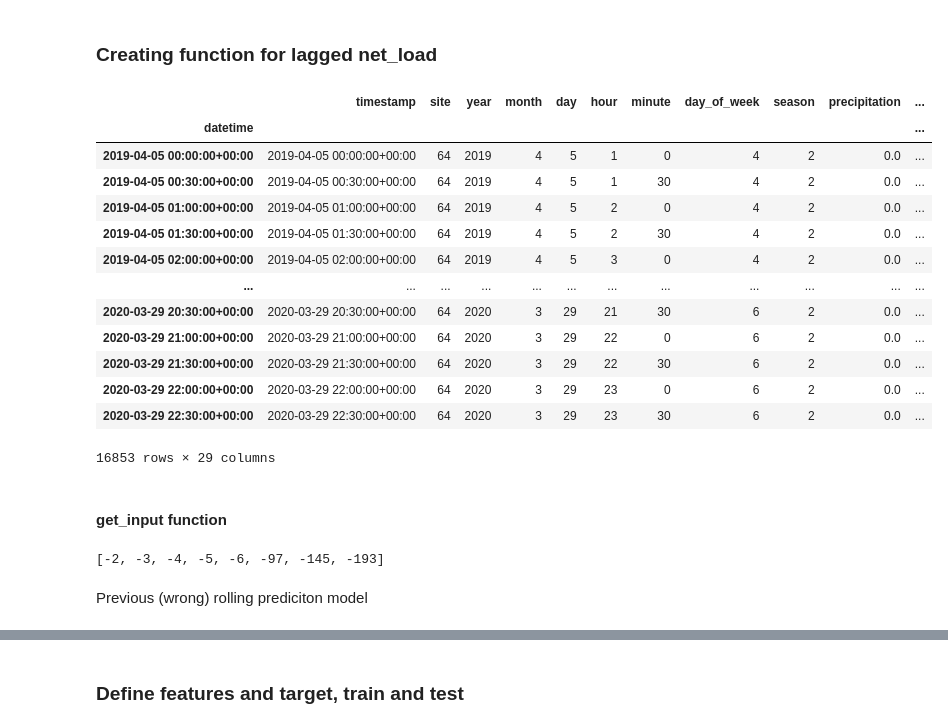
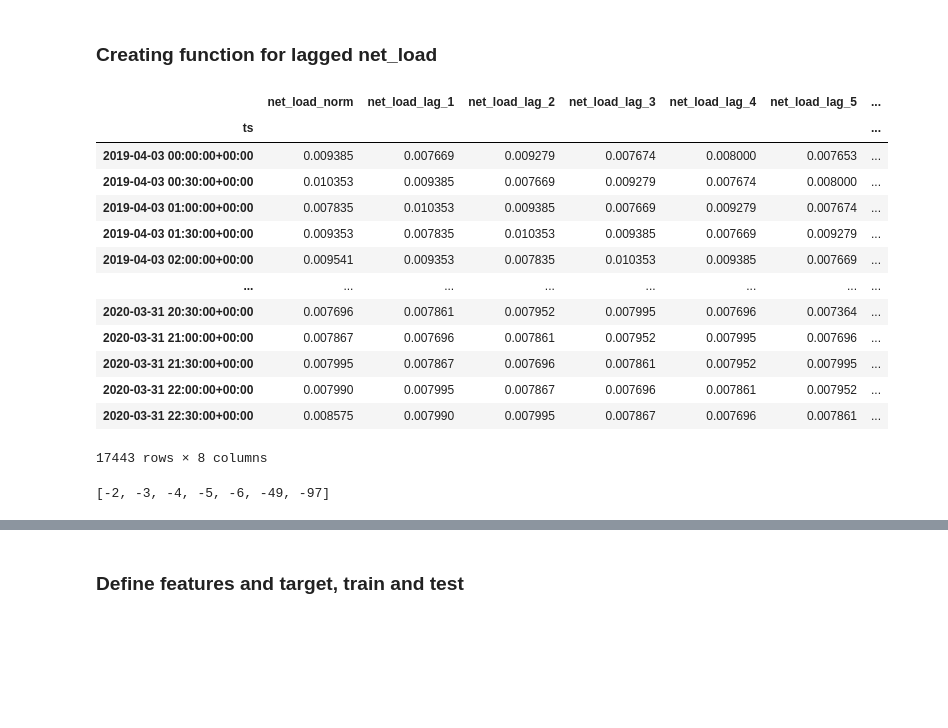
Before and after one commit to dguiraldes/aml_project, a Jupyter notebook: Zora RF_6_tidy_30m.ipynb, the cells around one changed output, grey strips where cells are left out. Saved outputs shown, nothing was run; the diff lists cells and outputs as text; code cells hidden in the pictures; blank space fills up the shorter version.

```diff
--- a/Zora RF_6_tidy_30m.ipynb
+++ b/Zora RF_6_tidy_30m.ipynb
@@ -99 +99,4 @@ df_main
 17539 rows × 21 columns
+# %%
+df_main = df_main[['timestamp','net_load']]
+df_main
@@ -99,0 +121,9 @@ df_main
+# %%
+df_main.rename(columns={'timestamp':'ts'},inplace=True)
+df_main['ts'] = pd.to_datetime(df_main['ts'])
+df_main.set_index('ts', inplace=True)
+df_main.sort_index(inplace=True)
+df_main.head()
+
+#df_main['datetime'] = pd.to_datetime(df_main['timestamp'])
+#df_main.set_index('datetime', inplace=True)
@@ -122,3 +178,0 @@ memory usage: 2.8 MB
-# %%
-df_main['datetime'] = pd.to_datetime(df_main['timestamp'])
-df_main.set_index('datetime', inplace=True)
@@ -142,4 +178,0 @@ df_main
-# %%
-df_main = df_main.sort_values("datetime")
-plt.plot(df_main.index, df_main.net_load)
-plt.show()
@@ -162,35 +181,34 @@ df_main.head()
 # %%
 #Creating function for lagged net_load
 
 def create_lagged_features(df, lags):
     df_lagged = df.copy()
     for lag in lags:
         df_lagged[f'net_load_lag_{lag}'] = df_lagged['net_load_norm'].shift(lag)
     # Remove rows with NaN values due to shifting
     df_lagged = df_lagged.dropna()
     return df_lagged
 
 # Define your lags
-lags = [1,2,3,4,5,96,144,192]
+lags = [1,2,3,4,5,48,96]
+
 
 # Prepare your dataset with lagged features
 df_lagged = create_lagged_features(df_main, lags)
 
 df_lagged
 # %% [output]
-|  | timestamp | site | year | month | day | hour | minute | day_of_week | season | precipitation | ... |
-| datetime |  |  |  |  |  |  |  |  |  |  | ... |
-| 2019-04-05 00:00:00+00:00 | 2019-04-05 00:00:00+00:00 | 64 | 2019 | 4 | 5 | 1 | 0 | 4 | 2 | 0.0 | ... |
-| 2019-04-05 00:30:00+00:00 | 2019-04-05 00:30:00+00:00 | 64 | 2019 | 4 | 5 | 1 | 30 | 4 | 2 | 0.0 | ... |
-| 2019-04-05 01:00:00+00:00 | 2019-04-05 01:00:00+00:00 | 64 | 2019 | 4 | 5 | 2 | 0 | 4 | 2 | 0.0 | ... |
-| 2019-04-05 01:30:00+00:00 | 2019-04-05 01:30:00+00:00 | 64 | 2019 | 4 | 5 | 2 | 30 | 4 | 2 | 0.0 | ... |
-| 2019-04-05 02:00:00+00:00 | 2019-04-05 02:00:00+00:00 | 64 | 2019 | 4 | 5 | 3 | 0 | 4 | 2 | 0.0 | ... |
-| ... | ... | ... | ... | ... | ... | ... | ... | ... | ... | ... | ... |
-| 2020-03-29 20:30:00+00:00 | 2020-03-29 20:30:00+00:00 | 64 | 2020 | 3 | 29 | 21 | 30 | 6 | 2 | 0.0 | ... |
-| 2020-03-29 21:00:00+00:00 | 2020-03-29 21:00:00+00:00 | 64 | 2020 | 3 | 29 | 22 | 0 | 6 | 2 | 0.0 | ... |
-| 2020-03-29 21:30:00+00:00 | 2020-03-29 21:30:00+00:00 | 64 | 2020 | 3 | 29 | 22 | 30 | 6 | 2 | 0.0 | ... |
-| 2020-03-29 22:00:00+00:00 | 2020-03-29 22:00:00+00:00 | 64 | 2020 | 3 | 29 | 23 | 0 | 6 | 2 | 0.0 | ... |
-| 2020-03-29 22:30:00+00:00 | 2020-03-29 22:30:00+00:00 | 64 | 2020 | 3 | 29 | 23 | 30 | 6 | 2 | 0.0 | ... |
+|  | net_load_norm | net_load_lag_1 | net_load_lag_2 | net_load_lag_3 | net_load_lag_4 | net_load_lag_5 | ... |
+| ts |  |  |  |  |  |  | ... |
+| 2019-04-03 00:00:00+00:00 | 0.009385 | 0.007669 | 0.009279 | 0.007674 | 0.008000 | 0.007653 | ... |
+| 2019-04-03 00:30:00+00:00 | 0.010353 | 0.009385 | 0.007669 | 0.009279 | 0.007674 | 0.008000 | ... |
+| 2019-04-03 01:00:00+00:00 | 0.007835 | 0.010353 | 0.009385 | 0.007669 | 0.009279 | 0.007674 | ... |
+| 2019-04-03 01:30:00+00:00 | 0.009353 | 0.007835 | 0.010353 | 0.009385 | 0.007669 | 0.009279 | ... |
+| 2019-04-03 02:00:00+00:00 | 0.009541 | 0.009353 | 0.007835 | 0.010353 | 0.009385 | 0.007669 | ... |
+| ... | ... | ... | ... | ... | ... | ... | ... |
+| 2020-03-31 20:30:00+00:00 | 0.007696 | 0.007861 | 0.007952 | 0.007995 | 0.007696 | 0.007364 | ... |
+| 2020-03-31 21:00:00+00:00 | 0.007867 | 0.007696 | 0.007861 | 0.007952 | 0.007995 | 0.007696 | ... |
+| 2020-03-31 21:30:00+00:00 | 0.007995 | 0.007867 | 0.007696 | 0.007861 | 0.007952 | 0.007995 | ... |
+| 2020-03-31 22:00:00+00:00 | 0.007990 | 0.007995 | 0.007867 | 0.007696 | 0.007861 | 0.007952 | ... |
+| 2020-03-31 22:30:00+00:00 | 0.008575 | 0.007990 | 0.007995 | 0.007867 | 0.007696 | 0.007861 | ... |
-16853 rows × 29 columns
+17443 rows × 8 columns
-# %% [markdown]
-#### get_input function
@@ -203,6 +215,4 @@ def get_input(ts, lags):
 # %%
 [ - 1 - lag for lag in lags]
 # %% [output]
-[-2, -3, -4, -5, -6, -97, -145, -193]
+[-2, -3, -4, -5, -6, -49, -97]
-# %% [markdown]
-Previous (wrong) rolling prediciton model
```
Also changed, not shown: parts of 53 cells of this notebook.
